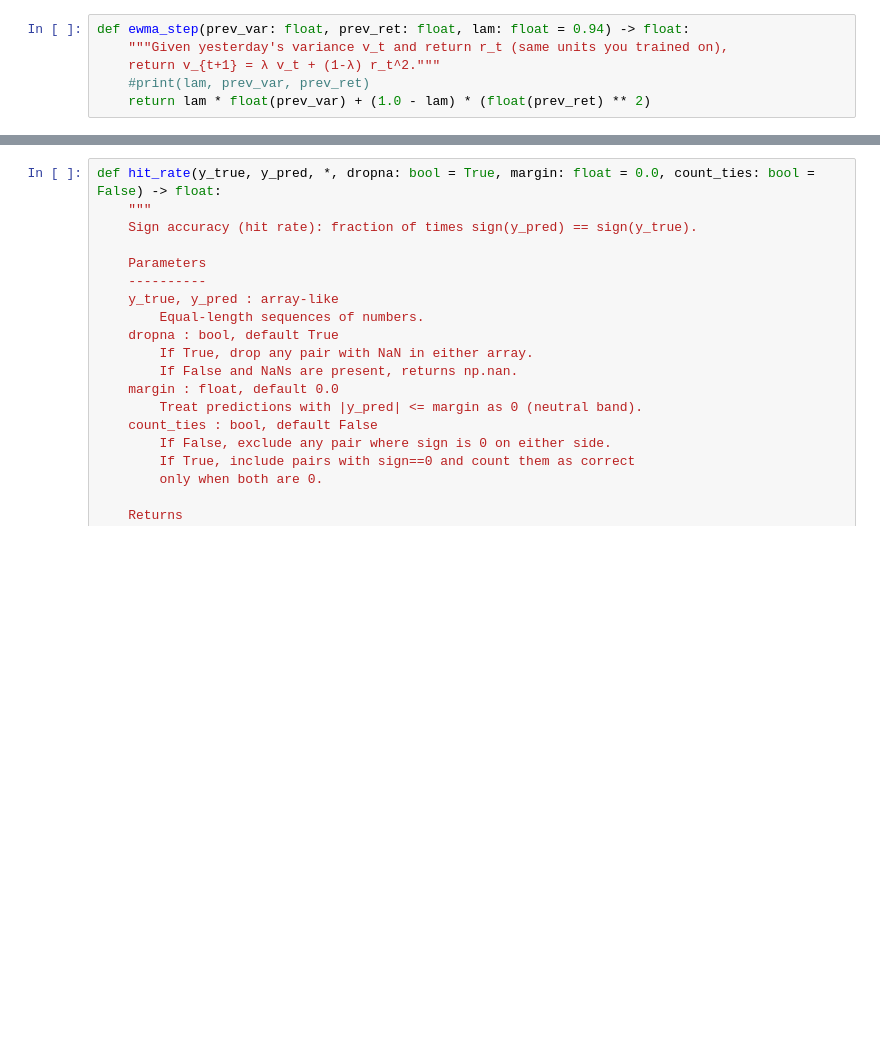
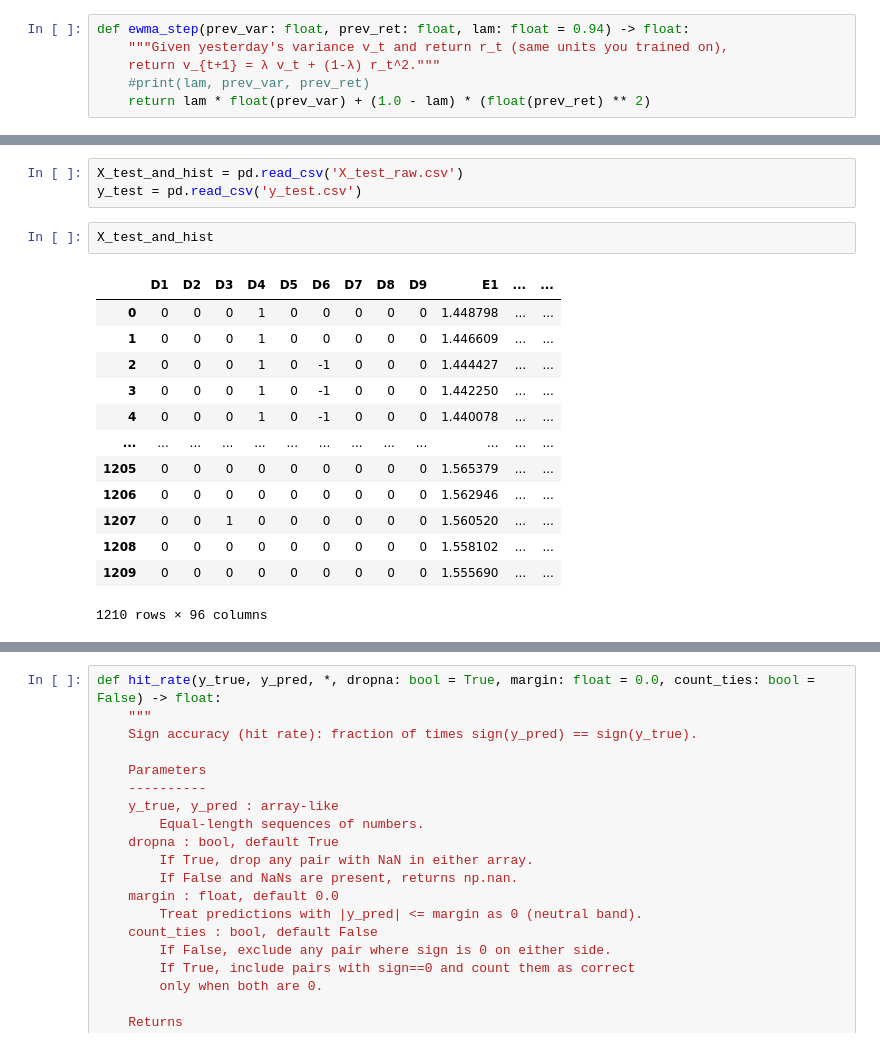
Before and after one commit to XingzheLi123/kaggle_hull_tactic_2025, a Jupyter notebook: Xing/local_pipeline.ipynb, the cells around one changed output, grey strips where cells are left out. Drawn from its saved outputs; the diff is of its cells as text; blank space fills up the shorter version.

```diff
--- a/Xing/local_pipeline.ipynb
+++ b/Xing/local_pipeline.ipynb
@@ -431,0 +483,19 @@ def ewma_step(prev_var: float, prev_ret: float, lam: float = 0.94) -> float:
+# %%
+X_test_and_hist = pd.read_csv('X_test_raw.csv')
+y_test = pd.read_csv('y_test.csv')
+# %%
+X_test_and_hist
+# %% [output]
+|  | D1 | D2 | D3 | D4 | D5 | D6 | D7 | D8 | D9 | E1 | ... | ... |
+| 0 | 0 | 0 | 0 | 1 | 0 | 0 | 0 | 0 | 0 | 1.448798 | ... | ... |
+| 1 | 0 | 0 | 0 | 1 | 0 | 0 | 0 | 0 | 0 | 1.446609 | ... | ... |
+| 2 | 0 | 0 | 0 | 1 | 0 | -1 | 0 | 0 | 0 | 1.444427 | ... | ... |
+| 3 | 0 | 0 | 0 | 1 | 0 | -1 | 0 | 0 | 0 | 1.442250 | ... | ... |
+| 4 | 0 | 0 | 0 | 1 | 0 | -1 | 0 | 0 | 0 | 1.440078 | ... | ... |
+| ... | ... | ... | ... | ... | ... | ... | ... | ... | ... | ... | ... | ... |
+| 1205 | 0 | 0 | 0 | 0 | 0 | 0 | 0 | 0 | 0 | 1.565379 | ... | ... |
+| 1206 | 0 | 0 | 0 | 0 | 0 | 0 | 0 | 0 | 0 | 1.562946 | ... | ... |
+| 1207 | 0 | 0 | 1 | 0 | 0 | 0 | 0 | 0 | 0 | 1.560520 | ... | ... |
+| 1208 | 0 | 0 | 0 | 0 | 0 | 0 | 0 | 0 | 0 | 1.558102 | ... | ... |
+| 1209 | 0 | 0 | 0 | 0 | 0 | 0 | 0 | 0 | 0 | 1.555690 | ... | ... |
+1210 rows × 96 columns
```
Also changed, not shown: parts of 42 cells of this notebook, 18 other files.
